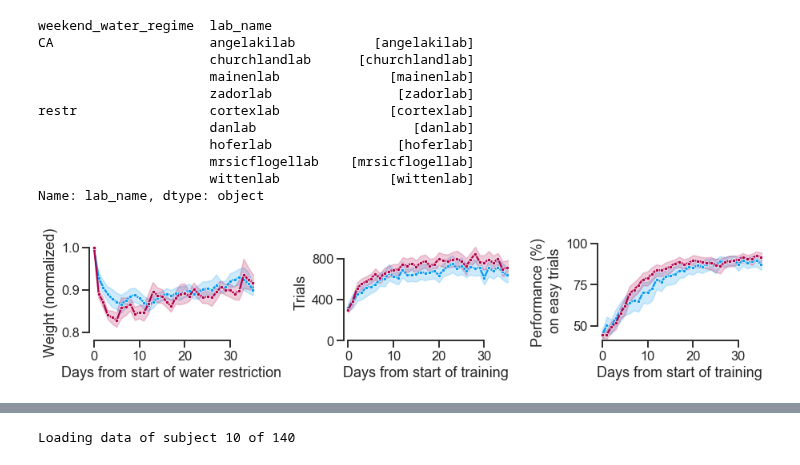
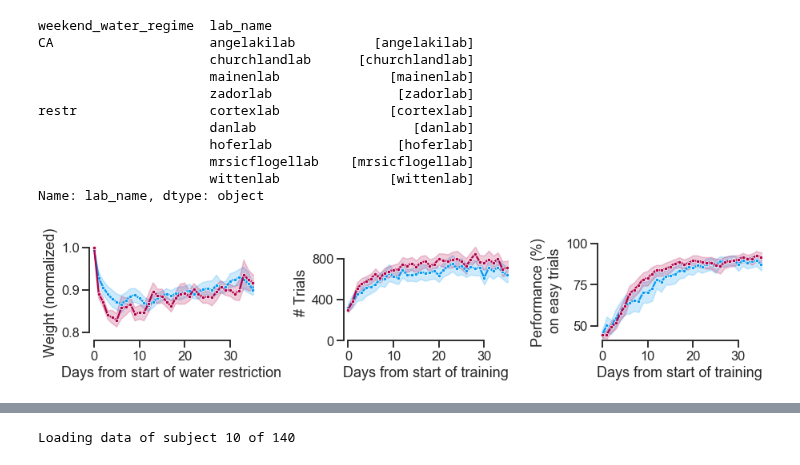
Before and after one commit to int-brain-lab/citricAcid, a Jupyter notebook: ibl_mice.ipynb, the cells around one changed output, grey strips where cells are left out. Drawn from its saved outputs; the diff is of its cells as text; code cells hidden in the pictures.

```diff
--- a/ibl_mice.ipynb
+++ b/ibl_mice.ipynb
@@ -202,32 +202,32 @@ palette = sns.xkcd_palette(['azure', 'raspberry'])
 f, ax = plt.subplots(ncols=3, nrows=1, figsize=[13, 3])
 
 # 1. weight
 sns.lineplot(data=df, x='day_restr', y='norm_weight', hue='weekend_water_regime',
                  palette=palette, hue_order=condition_order, ax=ax[0], legend=False,
                 err_style='band', marker='.')
 #ax[0].axhline(y=1, color='darkgrey', linestyle=':', zorder=-100)
 ax[0].set(xlim=[-1, 35.2], xticks=[0, 10, 20, 30], ylim=[0.78, 1.01], yticks=[0.8, 0.9, 1],
           xlabel='Days from start of water restriction', ylabel="Weight (normalized)")
 
 # 2. trials
 sns.lineplot(data=behav, x='training_day', y='n_trials_date', hue='weekend_water_regime',
                  palette=palette, hue_order=condition_order, ax=ax[1], legend=False,
                 err_style='band', marker='.')
 ax[1].set(xlim=ax[0].get_xlim(), xticks=[0, 10, 20, 30], yticks=[0, 400, 800], ylim=[0, 950],
-          xlabel='Days from start of training', ylabel="Trials")
+          xlabel='Days from start of training', ylabel="# Trials")
 
 # 3. performance
 sns.lineplot(data=behav, x='training_day', y='performance_easy', hue='weekend_water_regime',
                  palette=palette, hue_order=condition_order, ax=ax[2], legend=False,
                 err_style='band', marker='.')
 #ax[2].axhline(y=50, color='darkgrey', linestyle=':', zorder=-100)
 ax[2].set(xlim=ax[0].get_xlim(), xticks=[0, 10, 20, 30], ylim=[41, 100], yticks=[50, 75, 100],
           xlabel='Days from start of training', ylabel="Performance (%)\n on easy trials")
 
 #ax[0].set_title('All IBL mice, n = %d (2-9 months)'%behav.subject_uuid.nunique(), fontsize=18, fontstyle='italic')
 sns.despine(trim=True)
 #f.tight_layout(rect=[0, 0.03, 1, 0.95])
 f.tight_layout()
 f.savefig(os.path.join(figpath, "ibl_learningcurves.pdf"))
 # %% [output]
-[figure, old version]
+[figure, new version]
```
Also changed, not shown: parts of 12 cells of this notebook, 14 other files.
